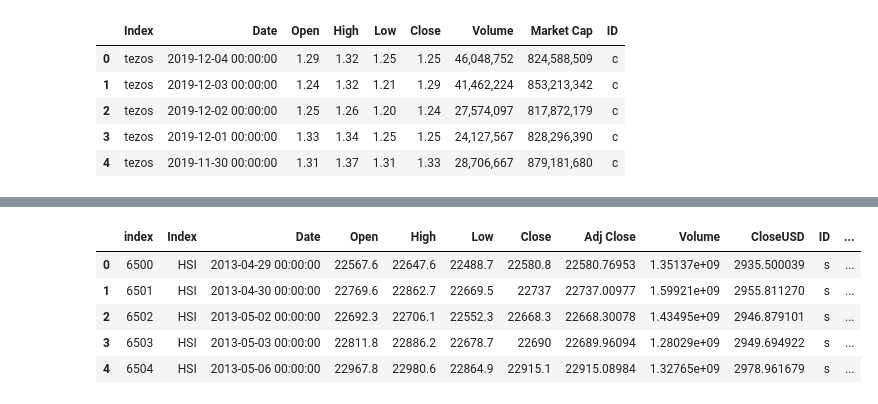
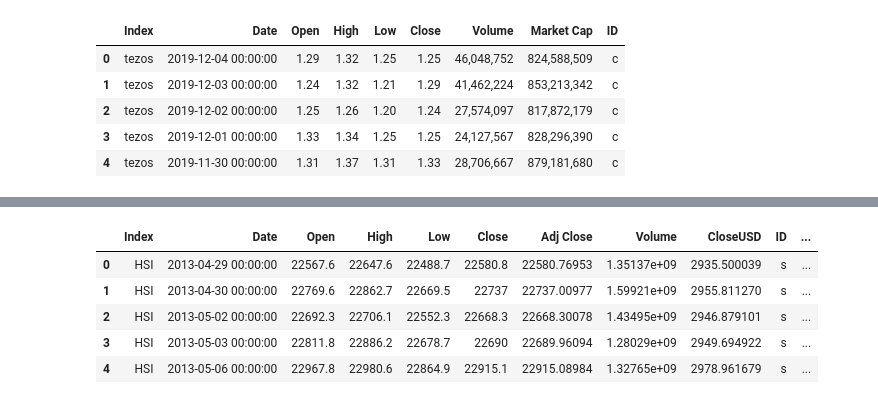
Before and after one commit to scaldwell545/project-2-local, a Jupyter notebook: sam_main.ipynb, the cells around one changed output, grey strips where cells are left out. Cells and saved outputs as stored; diff of their text form; code cells hidden in the pictures.

Commit message:
adding ipynb dataframe cleaning

```diff
--- a/sam_main.ipynb
+++ b/sam_main.ipynb
@@ -134,13 +134,13 @@ updated_stock_df.head()
 # %%
 ## Now we can join the two Df's (not merge, but concatonate
 ## We're doing this method as its like comparing apples to oranges where our Index are those fruits.
 ## Can't merge on any column data as the results wouldn't make nuch sense)
-final_df = updated_stock_df.append(crypto_df, sort=False).reset_index().drop(columns = {"inde"})
+final_df = updated_stock_df.append(crypto_df, sort=False).reset_index().drop(columns = {"index"})
 final_df.head()
 # %% [output]
-|  | index | Index | Date | Open | High | Low | Close | Adj Close | Volume | CloseUSD | ID | ... |
-| 0 | 6500 | HSI | 2013-04-29 00:00:00 | 22567.6 | 22647.6 | 22488.7 | 22580.8 | 22580.76953 | 1.35137e+09 | 2935.500039 | s | ... |
-| 1 | 6501 | HSI | 2013-04-30 00:00:00 | 22769.6 | 22862.7 | 22669.5 | 22737 | 22737.00977 | 1.59921e+09 | 2955.811270 | s | ... |
-| 2 | 6502 | HSI | 2013-05-02 00:00:00 | 22692.3 | 22706.1 | 22552.3 | 22668.3 | 22668.30078 | 1.43495e+09 | 2946.879101 | s | ... |
-| 3 | 6503 | HSI | 2013-05-03 00:00:00 | 22811.8 | 22886.2 | 22678.7 | 22690 | 22689.96094 | 1.28029e+09 | 2949.694922 | s | ... |
-| 4 | 6504 | HSI | 2013-05-06 00:00:00 | 22967.8 | 22980.6 | 22864.9 | 22915.1 | 22915.08984 | 1.32765e+09 | 2978.961679 | s | ... |
+|  | Index | Date | Open | High | Low | Close | Adj Close | Volume | CloseUSD | ID | ... |
+| 0 | HSI | 2013-04-29 00:00:00 | 22567.6 | 22647.6 | 22488.7 | 22580.8 | 22580.76953 | 1.35137e+09 | 2935.500039 | s | ... |
+| 1 | HSI | 2013-04-30 00:00:00 | 22769.6 | 22862.7 | 22669.5 | 22737 | 22737.00977 | 1.59921e+09 | 2955.811270 | s | ... |
+| 2 | HSI | 2013-05-02 00:00:00 | 22692.3 | 22706.1 | 22552.3 | 22668.3 | 22668.30078 | 1.43495e+09 | 2946.879101 | s | ... |
+| 3 | HSI | 2013-05-03 00:00:00 | 22811.8 | 22886.2 | 22678.7 | 22690 | 22689.96094 | 1.28029e+09 | 2949.694922 | s | ... |
+| 4 | HSI | 2013-05-06 00:00:00 | 22967.8 | 22980.6 | 22864.9 | 22915.1 | 22915.08984 | 1.32765e+09 | 2978.961679 | s | ... |
```
